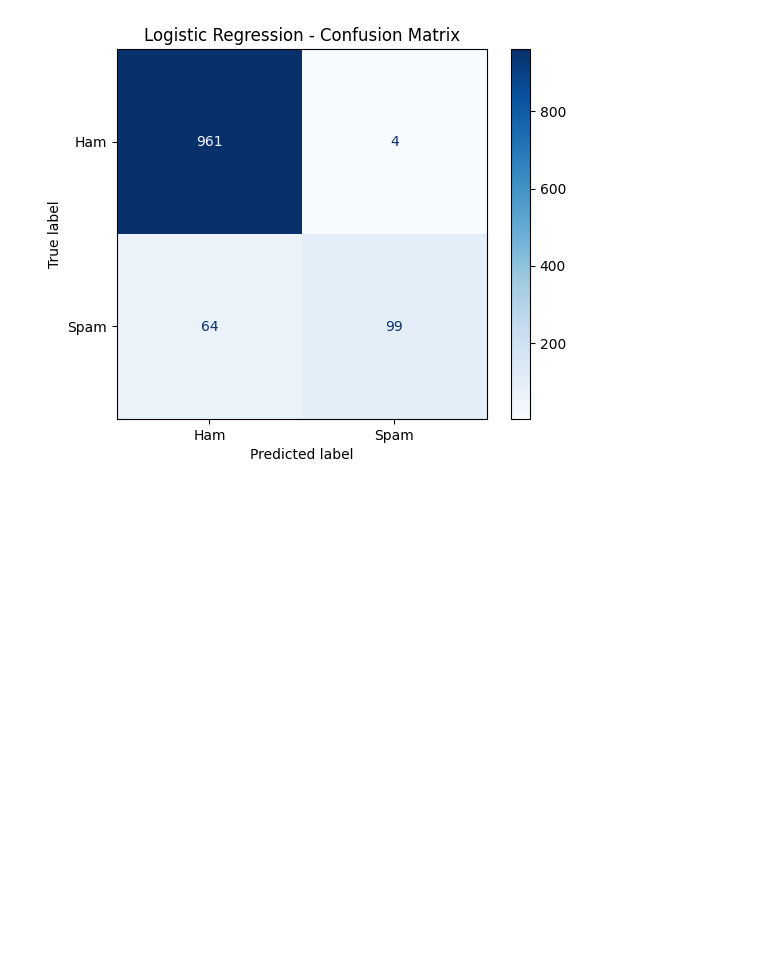
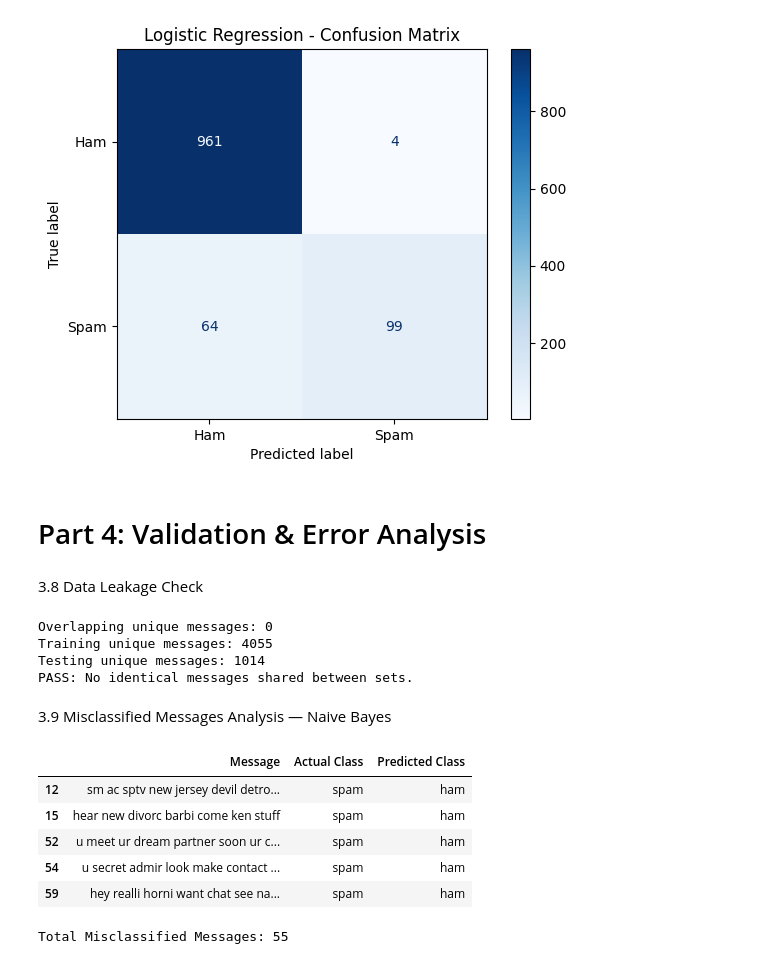
Before and after one commit to LujainAyyash/DS483-Project, a Jupyter notebook: NLP_Code.ipynb, the cells around one changed output. Saved outputs shown, nothing was run; the diff lists cells and outputs as text; code cells hidden in the pictures; blank space fills up the shorter version.

Commit message:
Checked for data leakage between training and testing sets, analyzed misclassified messages from both models, and summarized the final results and findings

```diff
--- a/NLP_Code.ipynb
+++ b/NLP_Code.ipynb
@@ -740,3 +746,62 @@ plt.show()
 # %% [output]
 [figure]
 [figure]
+# %% [markdown]
+# Part 4: Validation & Error Analysis
+# %% [markdown]
+3.8 Data Leakage Check
+# %%
+# 3.8 Data Leakage Check
+
+# Check identical messages across training and testing sets
+train_messages = set(X_train)
+test_messages = set(X_test)
+
+overlapping_messages = train_messages.intersection(test_messages)
+
+print("Overlapping unique messages:", len(overlapping_messages))
+print("Training unique messages:", len(train_messages))
+print("Testing unique messages:", len(test_messages))
+
+if len(overlapping_messages) == 0:
+    print("PASS: No identical messages shared between sets.")
+else:
+    print("WARNING: Identical messages found in both sets.")
+# %% [output]
+Overlapping unique messages: 0
+Training unique messages: 4055
+Testing unique messages: 1014
+PASS: No identical messages shared between sets.
+# %% [markdown]
+3.9 Misclassified Messages Analysis — Naive Bayes
+# %%
+# 3.9 Misclassified Messages Analysis
+# Naive Bayes
+
+import pandas as pd
+
+# Create a DataFrame with actual and predicted classes
+nb_results = pd.DataFrame({
+    'Message': X_test.reset_index(drop=True),
+    'Actual Class': y_test.reset_index(drop=True),
+    'Predicted Class': y_pred_nb
+})
+
+# Keep only incorrectly classified messages
+nb_errors = nb_results[
+    nb_results['Actual Class'] != nb_results['Predicted Class']
+]
+
+# Display the first 5 misclassified messages
+display(nb_errors.head(5))
+
+# Display the total number of misclassified messages
+print("Total Misclassified Messages:", len(nb_errors))
+# %% [output]
+|  | Message | Actual Class | Predicted Class |
+| 12 | sm ac sptv new jersey devil detro... | spam | ham |
+| 15 | hear new divorc barbi come ken stuff | spam | ham |
+| 52 | u meet ur dream partner soon ur c... | spam | ham |
+| 54 | u secret admir look make contact ... | spam | ham |
+| 59 | hey realli horni want chat see na... | spam | ham |
+Total Misclassified Messages: 55
```
Also changed, not shown: parts of 7 cells of this notebook.
